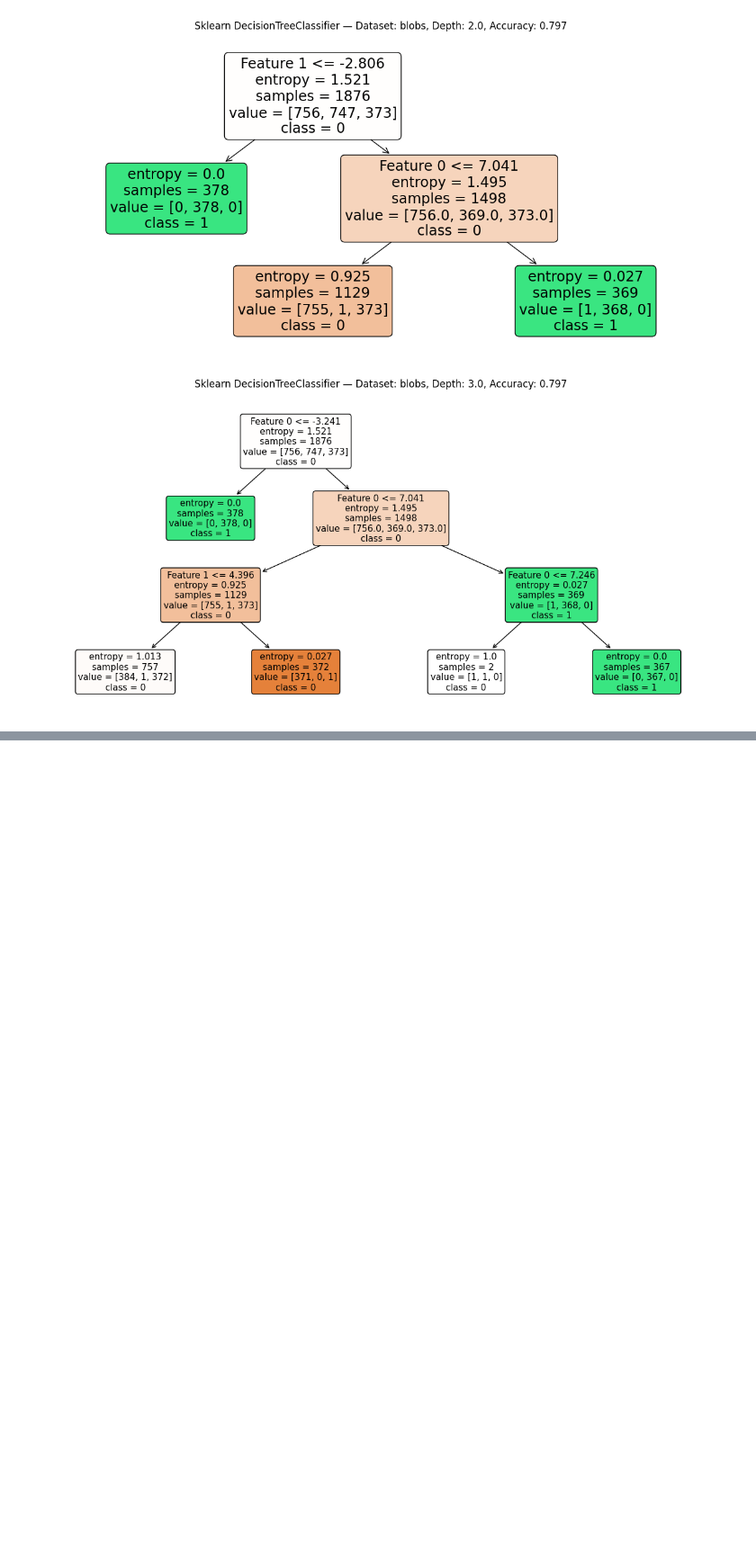
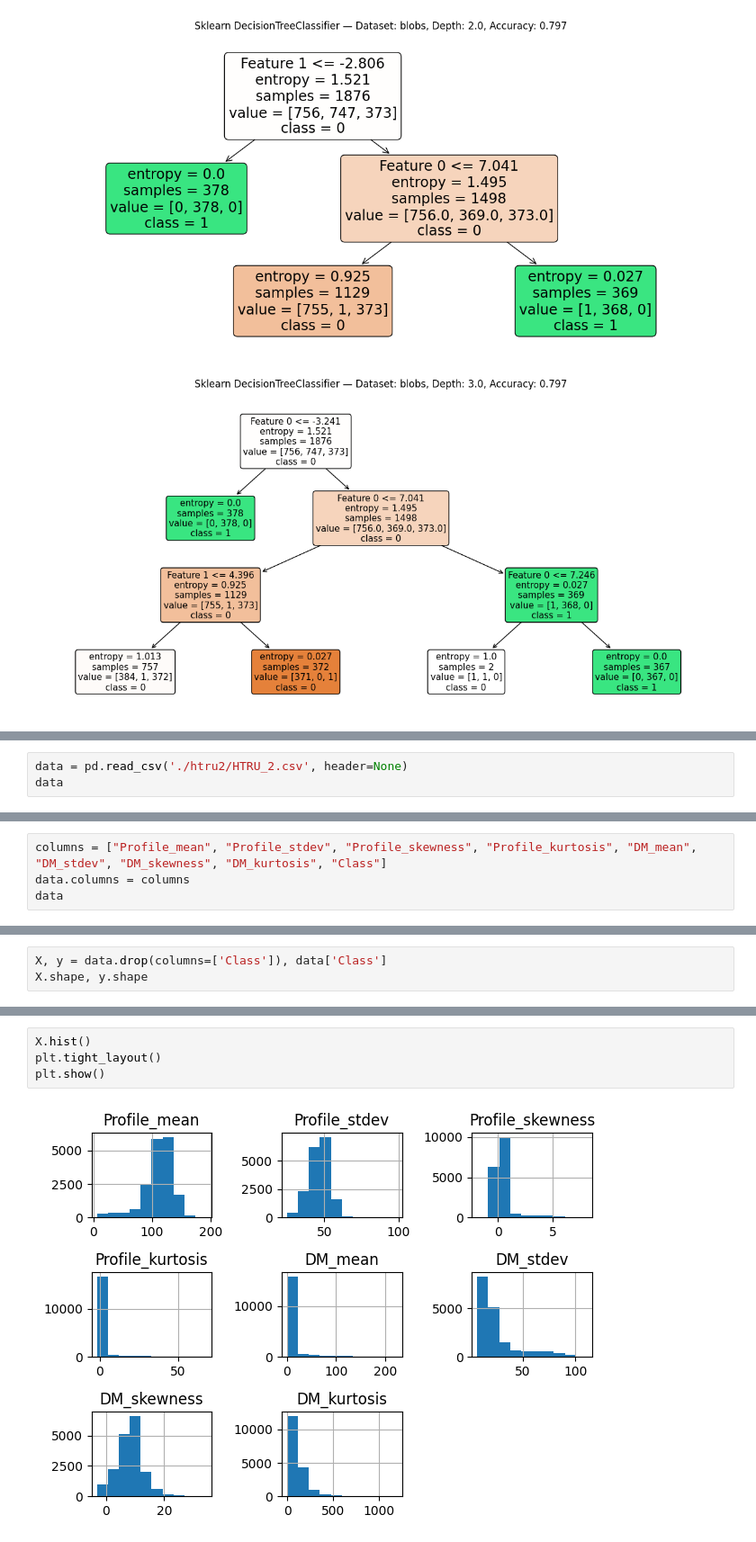
Before and after one commit to adamzsl/master-studies, a Jupyter notebook: decision_tree/decision_tree.ipynb, the cells around one changed output, grey strips where cells are left out. Shown at 90% size. Cells and saved outputs as stored; diff of their text form; blank space fills up the shorter version.

Commit message:
HTRU2

```diff
--- a/decision_tree/decision_tree.ipynb
+++ b/decision_tree/decision_tree.ipynb
@@ -657,0 +672,3 @@ for _, result in results_df.iterrows():
+# %%
+data = pd.read_csv('./htru2/HTRU_2.csv', header=None)
+data
@@ -657,0 +689,4 @@ for _, result in results_df.iterrows():
+# %%
+columns = ["Profile_mean", "Profile_stdev", "Profile_skewness", "Profile_kurtosis", "DM_mean", "DM_stdev", "DM_skewness", "DM_kurtosis", "Class"]
+data.columns = columns
+data
@@ -657,0 +707,3 @@ for _, result in results_df.iterrows():
+# %%
+X, y = data.drop(columns=['Class']), data['Class']
+X.shape, y.shape
@@ -657,0 +753,6 @@ for _, result in results_df.iterrows():
+# %%
+X.hist()
+plt.tight_layout()
+plt.show()
+# %% [output]
+[figure, added]
```
Also changed, not shown: parts of 18 cells of this notebook, 3 other files.
